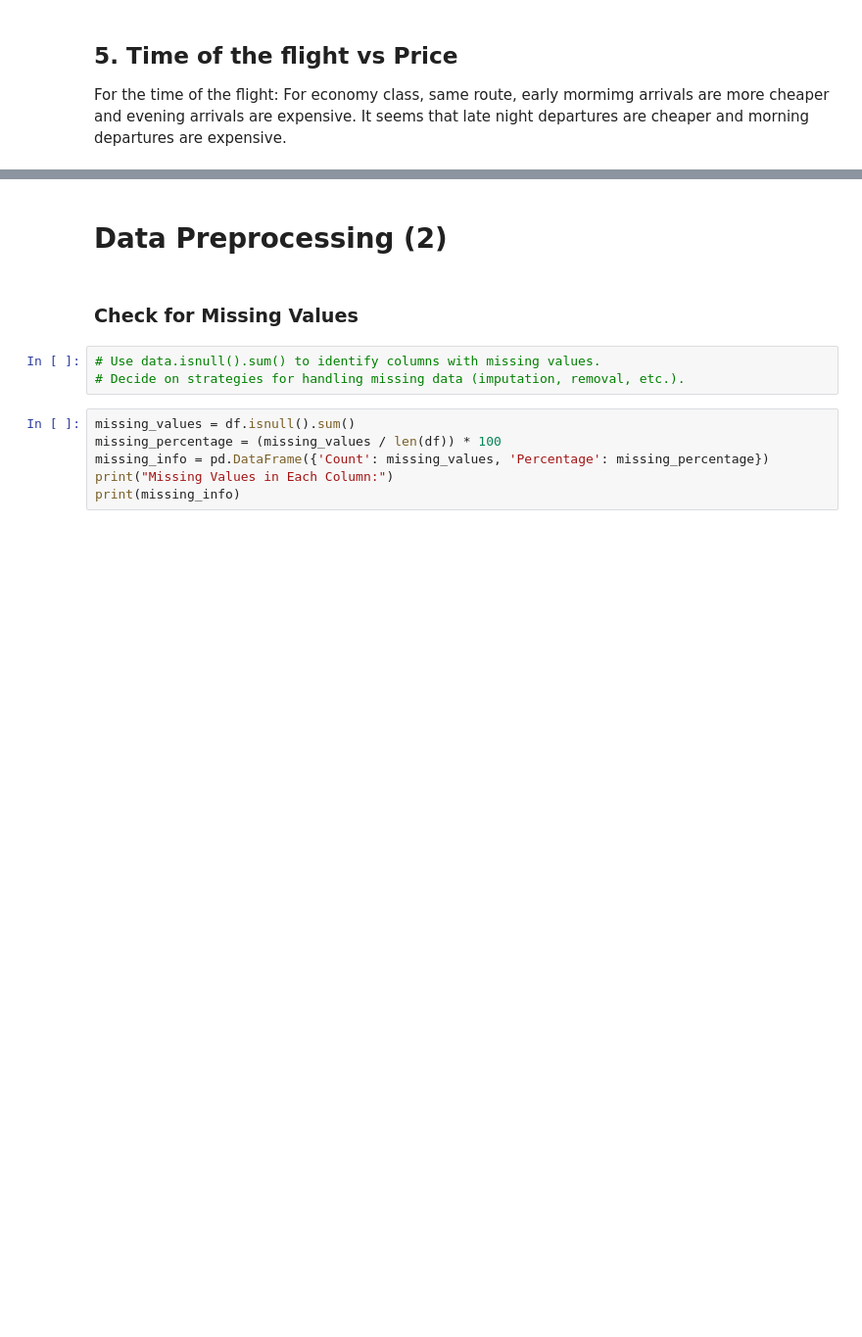
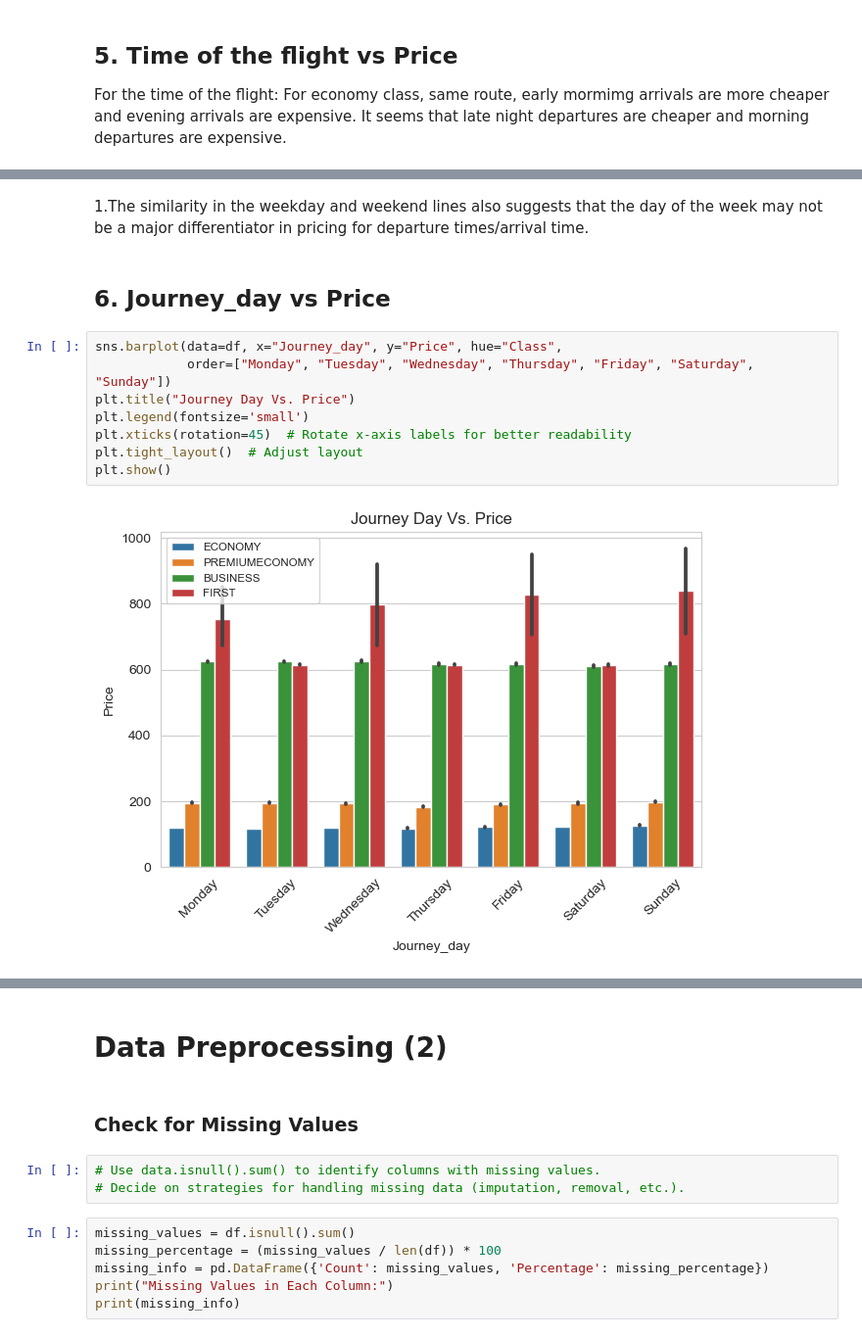
Before and after one commit to Eric1423/CS148_Final_Project, a Jupyter notebook: Final_Project.ipynb, the cells around one changed output, grey strips where cells are left out. Shown at 98% size. Drawn from its saved outputs; the diff is of its cells as text; blank space fills up the shorter version.

```diff
--- a/Final_Project.ipynb
+++ b/Final_Project.ipynb
@@ -443,0 +491,14 @@ plt.show()
+# %% [markdown]
+1.The similarity in the weekday and weekend lines also suggests that the day of the week may not be a major differentiator in pricing for departure times/arrival time.
+# %% [markdown]
+## 6. Journey_day vs Price
+# %%
+sns.barplot(data=df, x="Journey_day", y="Price", hue="Class",
+            order=["Monday", "Tuesday", "Wednesday", "Thursday", "Friday", "Saturday", "Sunday"])
+plt.title("Journey Day Vs. Price")
+plt.legend(fontsize='small')
+plt.xticks(rotation=45)  # Rotate x-axis labels for better readability
+plt.tight_layout()  # Adjust layout
+plt.show()
+# %% [output]
+[figure, added]
```
Also changed, not shown: parts of 15 cells of this notebook.
